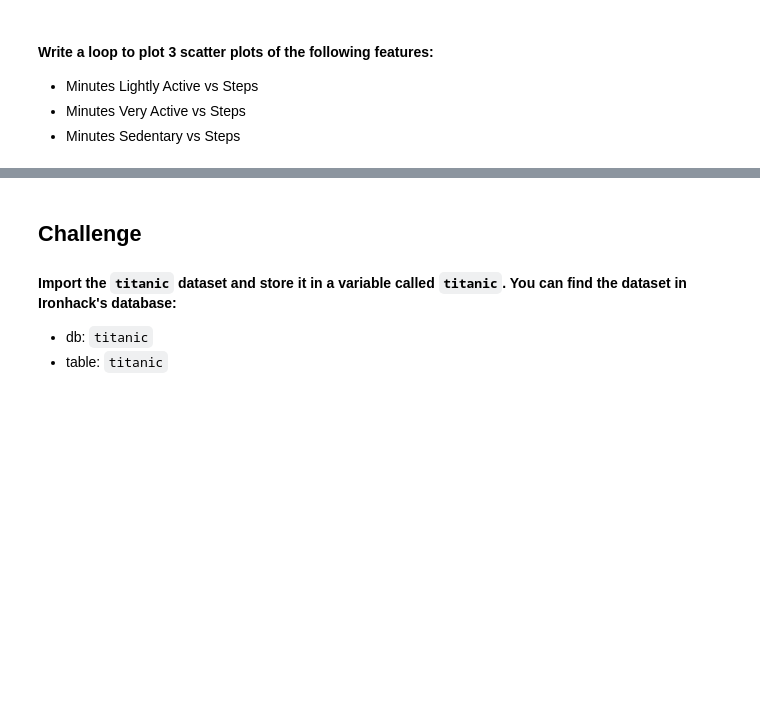
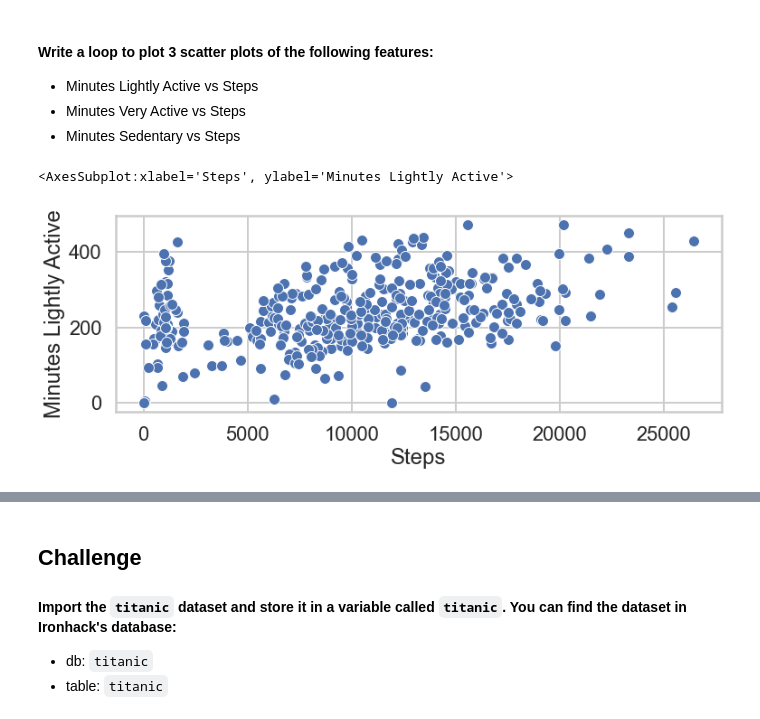
Before and after one commit to Ironhack-Data-Madrid-Agosto-2021/lab-matplotlib-seaborn, a Jupyter notebook: your-code/main.ipynb, the cells around one changed output, grey strips where cells are left out. Drawn from its saved outputs; the diff is of its cells as text; code cells hidden in the pictures; blank space fills up the shorter version.

Commit message:
Ejercicios Visualizacíon

```diff
--- a/your-code/main.ipynb
+++ b/your-code/main.ipynb
@@ -16,0 +18,3 @@ eee
+# %%
+# your code here
+fitbit = pd.read_csv('/Users/jaimecabanyes/Desktop/IRON_HACK/ih_labs/lab-matplotlib-seaborn/data/Fitbit2.csv')
@@ -26,5 +45,9 @@ How the average number of steps change by month. Use the appropriate visualizati
 * Explore plt.sca
 * Explore plt.xticks
 * Save your figures in a folder called `figures` in your repo.
+# %%
+sns.set_context("poster")
+sns.set(rc={"figure.figsize": (12.,4.)})
+sns.set_style("whitegrid")
 # %%
 # AVERAGE STEPS BY MONTH_ENCODED
@@ -42,0 +64,6 @@ How the average number of steps change by month. Use the appropriate visualizati
+# %%
+# your code here
+sns.scatterplot(x="Steps", y = "Minutes Lightly Active",data = fitbit)
+# %% [output]
+<AxesSubplot:xlabel='Steps', ylabel='Minutes Lightly Active'>
+[figure, added]
```
Also changed, not shown: parts of 43 cells of this notebook.
